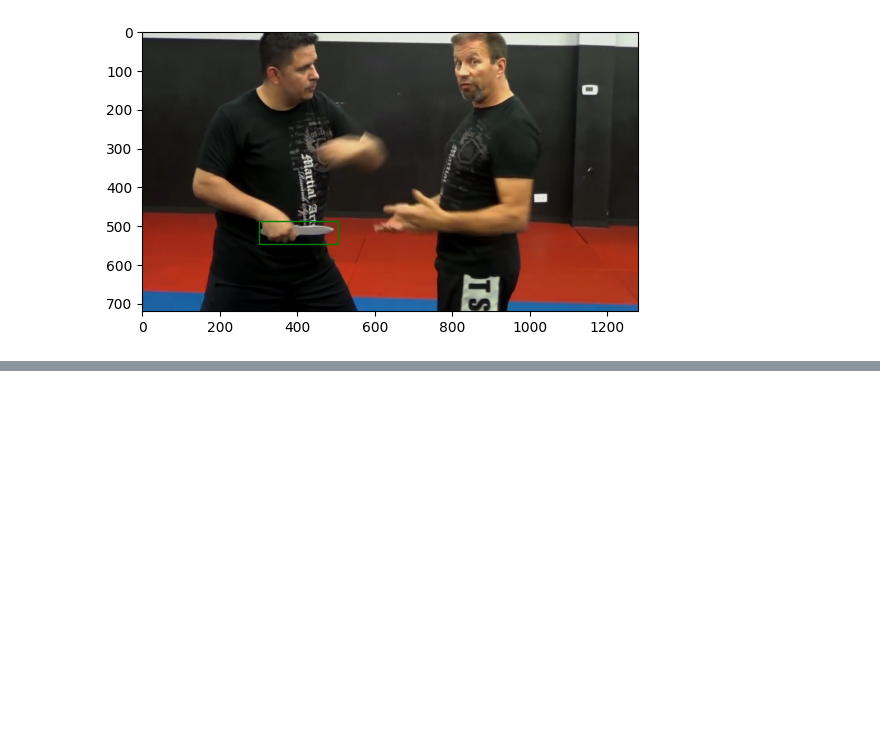
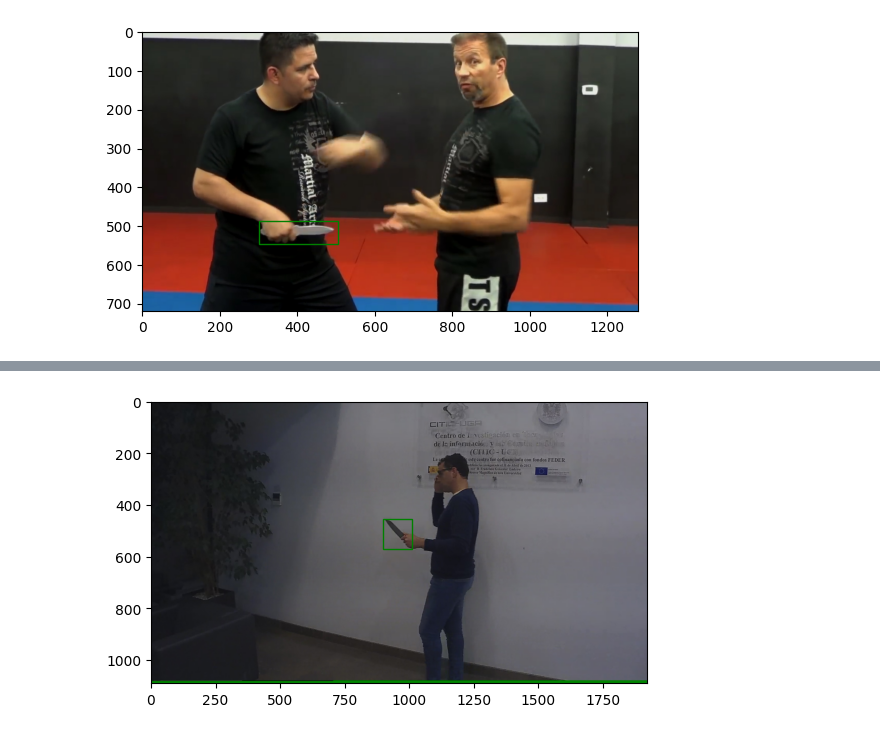
Before and after one commit to cody628/git_test11, a Jupyter notebook: AI_crime_prevention.ipynb, the cells around one changed output, grey strips where cells are left out. Cells and saved outputs as stored; diff of their text form; code cells hidden in the pictures; blank space fills up the shorter version.

```diff
--- a/AI_crime_prevention.ipynb
+++ b/AI_crime_prevention.ipynb
@@ -163,0 +418,7 @@ plot_image(img_list[114], bbox)
+# %%
+### 변경 전과 변경 후 이미지 비교
+# 변경 전
+img, annot, transform_time = torchvision_dataset_no_transform[0]
+plot_image_from_output(img, annot)
+# %% [output]
+[figure, added]
```
Also changed, not shown: parts of 21 cells of this notebook.
